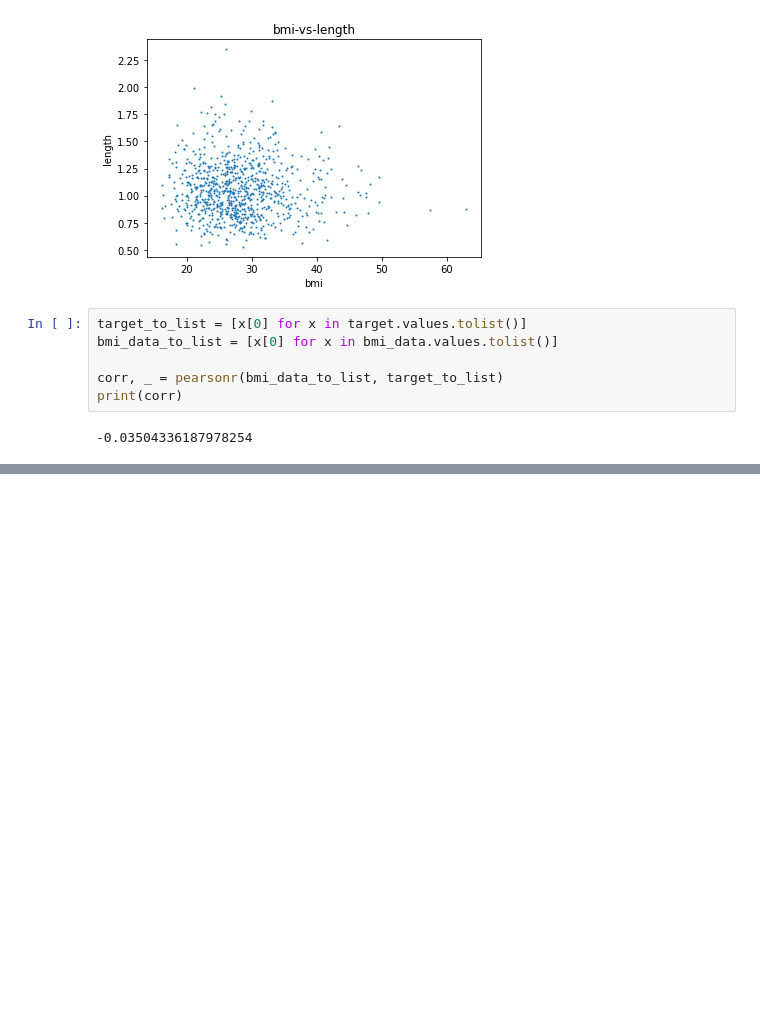
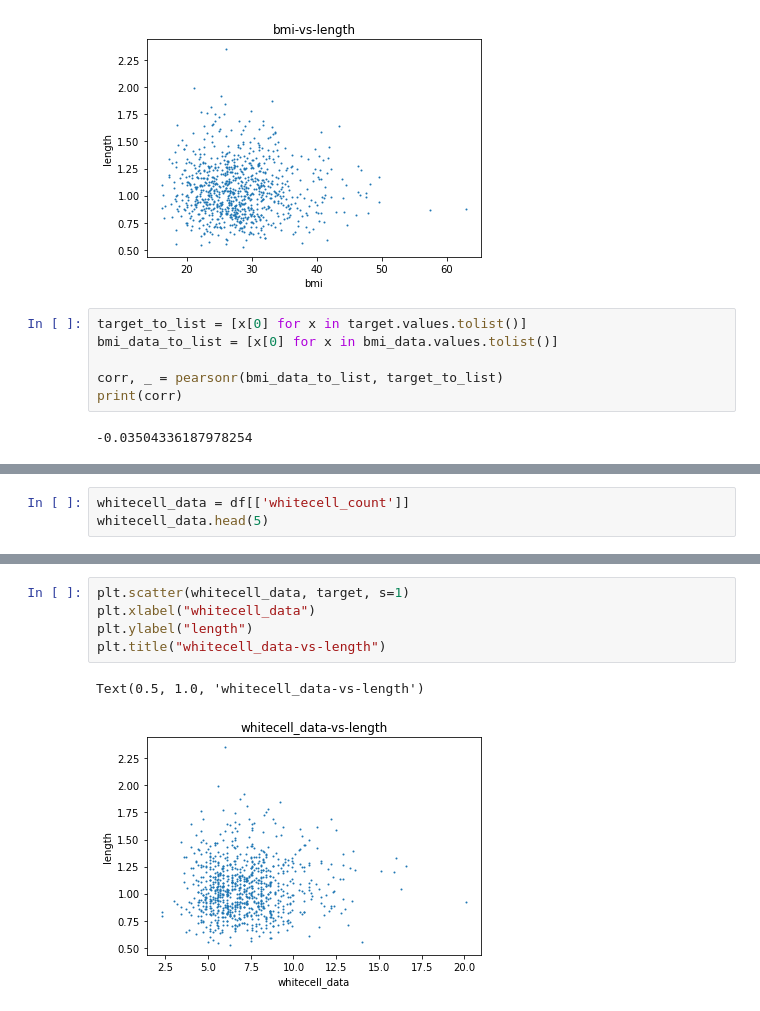
Before and after one commit to fshi7418/pollutants, a Jupyter notebook: Python Experiments/David.ipynb, the cells around one changed output, grey strips where cells are left out. Saved outputs shown, nothing was run; the diff lists cells and outputs as text; blank space fills up the shorter version.

Commit message:
whitecell

```diff
--- a/Python Experiments/David.ipynb
+++ b/Python Experiments/David.ipynb
@@ -167,0 +171,3 @@ There is no significant linear relation
+# %%
+whitecell_data = df[['whitecell_count']]
+whitecell_data.head(5)
@@ -167,0 +181,8 @@ There is no significant linear relation
+# %%
+plt.scatter(whitecell_data, target, s=1)
+plt.xlabel("whitecell_data")
+plt.ylabel("length")
+plt.title("whitecell_data-vs-length")
+# %% [output]
+Text(0.5, 1.0, 'whitecell_data-vs-length')
+[figure, added]
```
Also changed, not shown: parts of 7 cells of this notebook.
